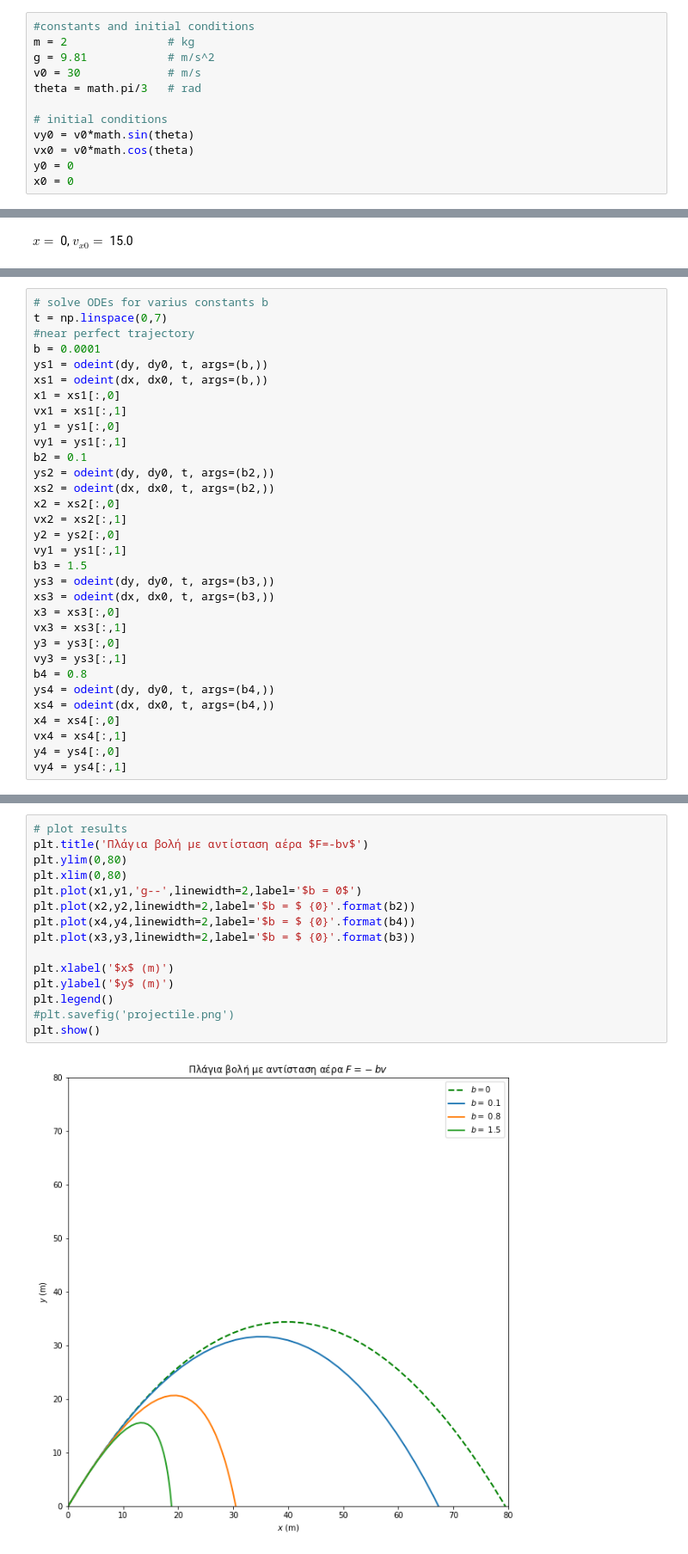
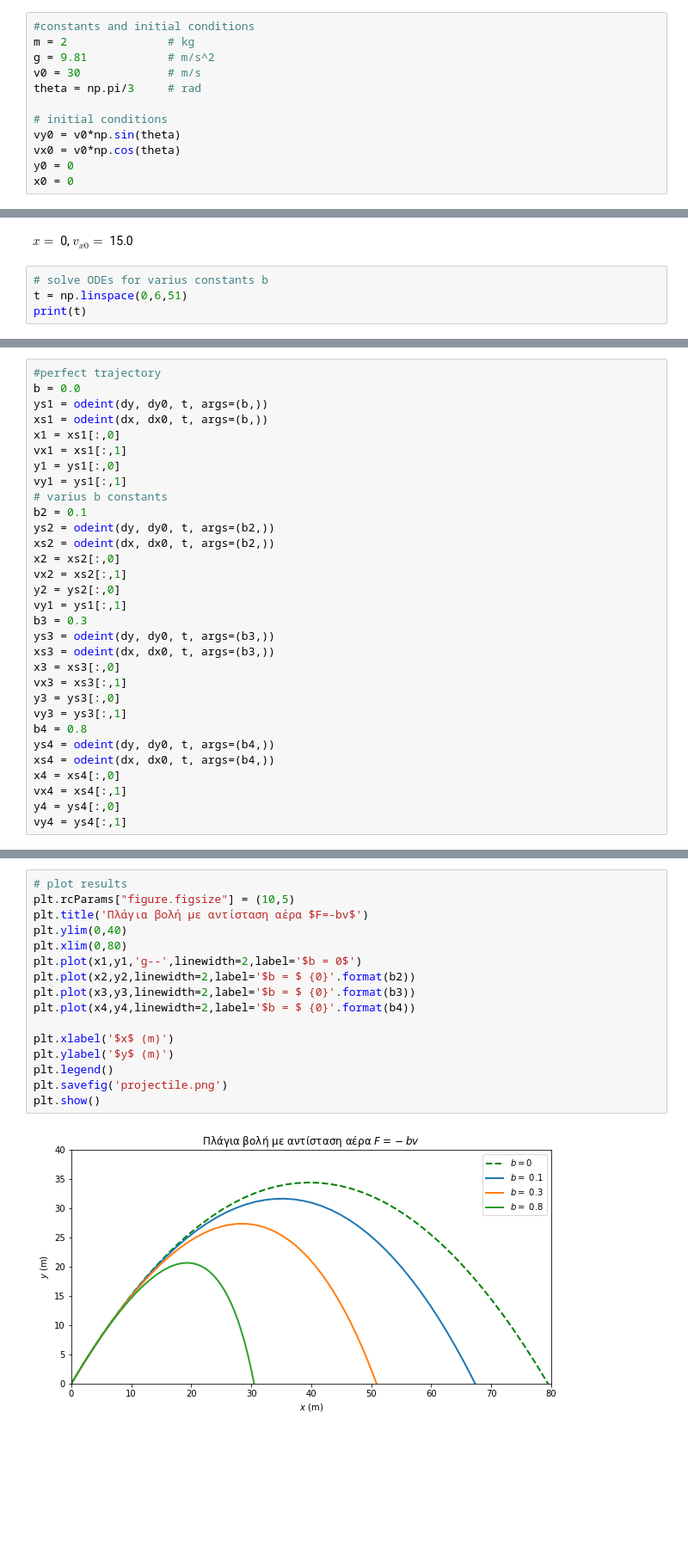
Before and after one commit to gpapadem/jupyterNotebooks, a Jupyter notebook: ODEProjectile.ipynb, the cells around one changed output, grey strips where cells are left out. Shown: that part at 86% size. Saved outputs shown, nothing was run; the diff lists cells and outputs as text; blank space fills up the shorter version.

```diff
--- a/ODEProjectile.ipynb
+++ b/ODEProjectile.ipynb
@@ -24,11 +24,11 @@ from IPython.display import Latex
 m = 2               # kg
 g = 9.81            # m/s^2
 v0 = 30             # m/s
-theta = math.pi/3   # rad
+theta = np.pi/3     # rad
 
 # initial conditions
-vy0 = v0*math.sin(theta)
-vx0 = v0*math.cos(theta)
+vy0 = v0*np.sin(theta)
+vx0 = v0*np.cos(theta)
 y0 = 0
 x0 = 0
 # %%
@@ -55,3 +58,7 @@ display(Latex('$x = $ {0}, $v_{{x0}} = $ {1:.1f}'.format(dx0[0], dx0[1])))
 Εδώ :
 $y = $ 0, $v_{y0} = $ 26.0
 $x = $ 0, $v_{x0} = $ 15.0
+# %%
+# solve ODEs for varius constants b
+t = np.linspace(0,6,51)
+print(t)
@@ -58,14 +70,13 @@ $x = $ 0, $v_{x0} = $ 15.0
 # %%
-# solve ODEs for varius constants b
-t = np.linspace(0,7)
-#near perfect trajectory
-b = 0.0001
+#perfect trajectory
+b = 0.0
 ys1 = odeint(dy, dy0, t, args=(b,))
 xs1 = odeint(dx, dx0, t, args=(b,))
 x1 = xs1[:,0]
 vx1 = xs1[:,1]
 y1 = ys1[:,0]
 vy1 = ys1[:,1]
+# varius b constants
 b2 = 0.1
 ys2 = odeint(dy, dy0, t, args=(b2,))
 xs2 = odeint(dx, dx0, t, args=(b2,))
@@ -73,7 +84,7 @@ x2 = xs2[:,0]
 vx2 = xs2[:,1]
 y2 = ys2[:,0]
 vy1 = ys1[:,1]
-b3 = 1.5
+b3 = 0.3
 ys3 = odeint(dy, dy0, t, args=(b3,))
 xs3 = odeint(dx, dx0, t, args=(b3,))
 x3 = xs3[:,0]
@@ -136,17 +153,18 @@ plt.show()
 # %%
 # plot results
+plt.rcParams["figure.figsize"] = (10,5)
 plt.title('Πλάγια βολή με αντίσταση αέρα $F=-bv$')
-plt.ylim(0,80)
+plt.ylim(0,40)
 plt.xlim(0,80)
 plt.plot(x1,y1,'g--',linewidth=2,label='$b = 0$')
 plt.plot(x2,y2,linewidth=2,label='$b = $ {0}'.format(b2))
+plt.plot(x3,y3,linewidth=2,label='$b = $ {0}'.format(b3))
 plt.plot(x4,y4,linewidth=2,label='$b = $ {0}'.format(b4))
-plt.plot(x3,y3,linewidth=2,label='$b = $ {0}'.format(b3))
 
 plt.xlabel('$x$ (m)')
 plt.ylabel('$y$ (m)')
 plt.legend()
-#plt.savefig('projectile.png')
+plt.savefig('projectile.png')
 plt.show()
 # %% [output]
-[figure, old version]
+[figure, new version]
```
Also changed, not shown: parts of 12 cells of this notebook.
